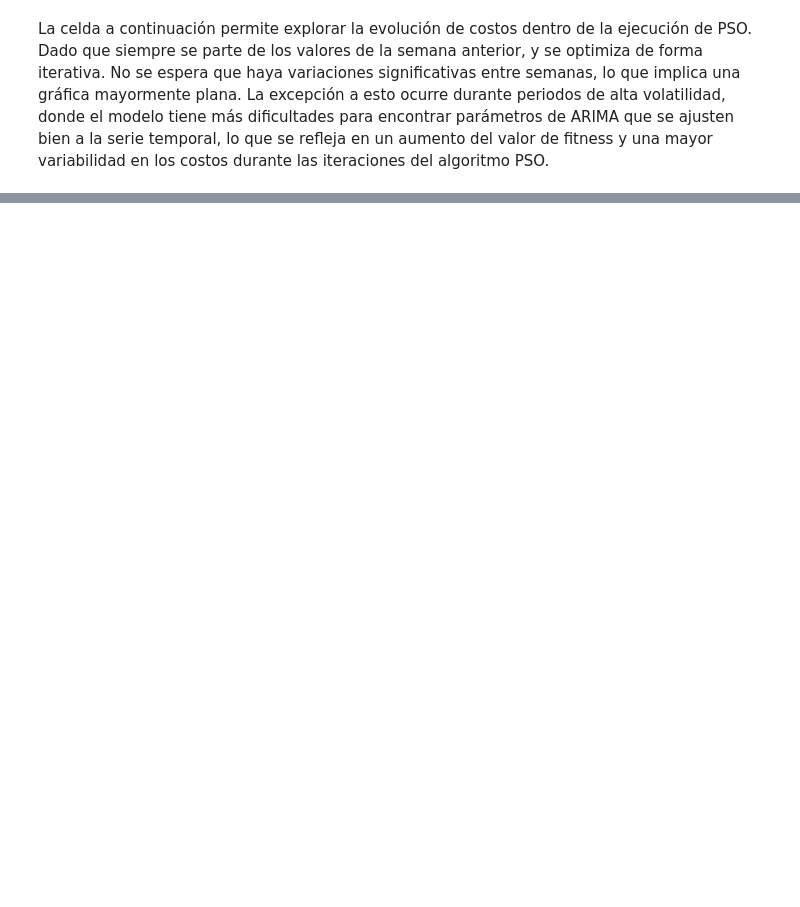
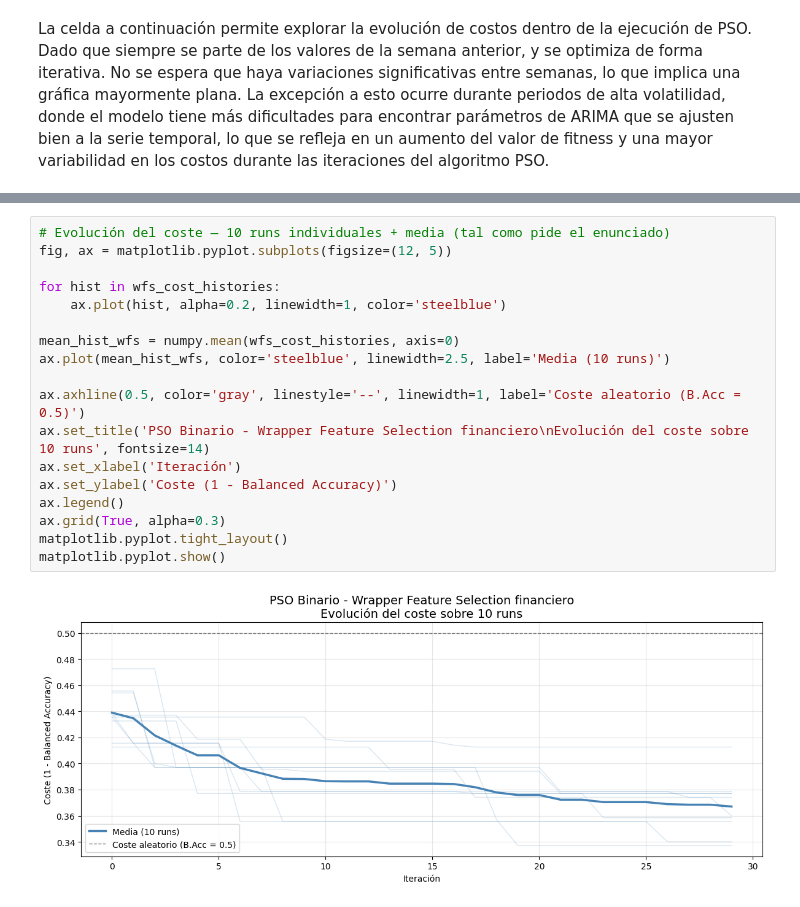
Before and after one commit to oscarveral/biostock, a Jupyter notebook: notebooks/pso.ipynb, the cells around one changed output, grey strips where cells are left out. Drawn from its saved outputs; the diff is of its cells as text; blank space fills up the shorter version.

```diff
--- a/notebooks/pso.ipynb
+++ b/notebooks/pso.ipynb
@@ -446,0 +607,20 @@ for ticker in TICKERS:
+# %%
+# Evolución del coste — 10 runs individuales + media (tal como pide el enunciado)
+fig, ax = matplotlib.pyplot.subplots(figsize=(12, 5))
+
+for hist in wfs_cost_histories:
+    ax.plot(hist, alpha=0.2, linewidth=1, color='steelblue')
+
+mean_hist_wfs = numpy.mean(wfs_cost_histories, axis=0)
+ax.plot(mean_hist_wfs, color='steelblue', linewidth=2.5, label='Media (10 runs)')
+
+ax.axhline(0.5, color='gray', linestyle='--', linewidth=1, label='Coste aleatorio (B.Acc = 0.5)')
+ax.set_title('PSO Binario - Wrapper Feature Selection financiero\nEvolución del coste sobre 10 runs', fontsize=14)
+ax.set_xlabel('Iteración')
+ax.set_ylabel('Coste (1 - Balanced Accuracy)')
+ax.legend()
+ax.grid(True, alpha=0.3)
+matplotlib.pyplot.tight_layout()
+matplotlib.pyplot.show()
+# %% [output]
+[figure, added]
```
Also changed, not shown: parts of 15 cells of this notebook, 18 other files.
